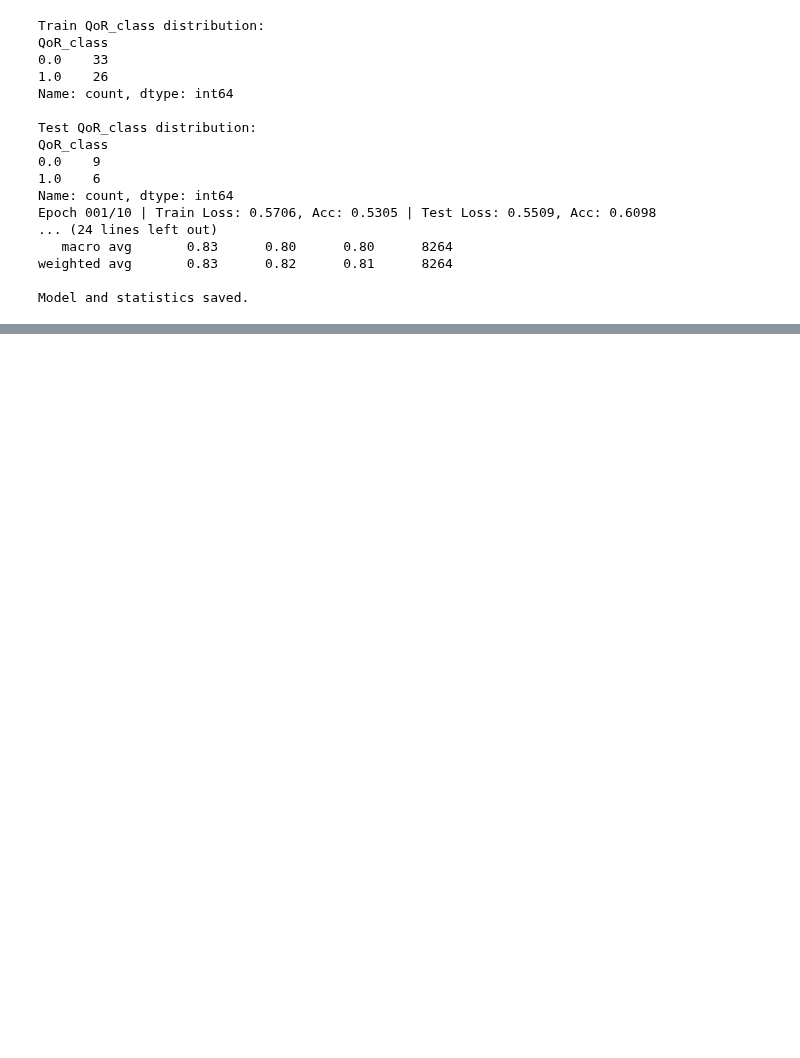
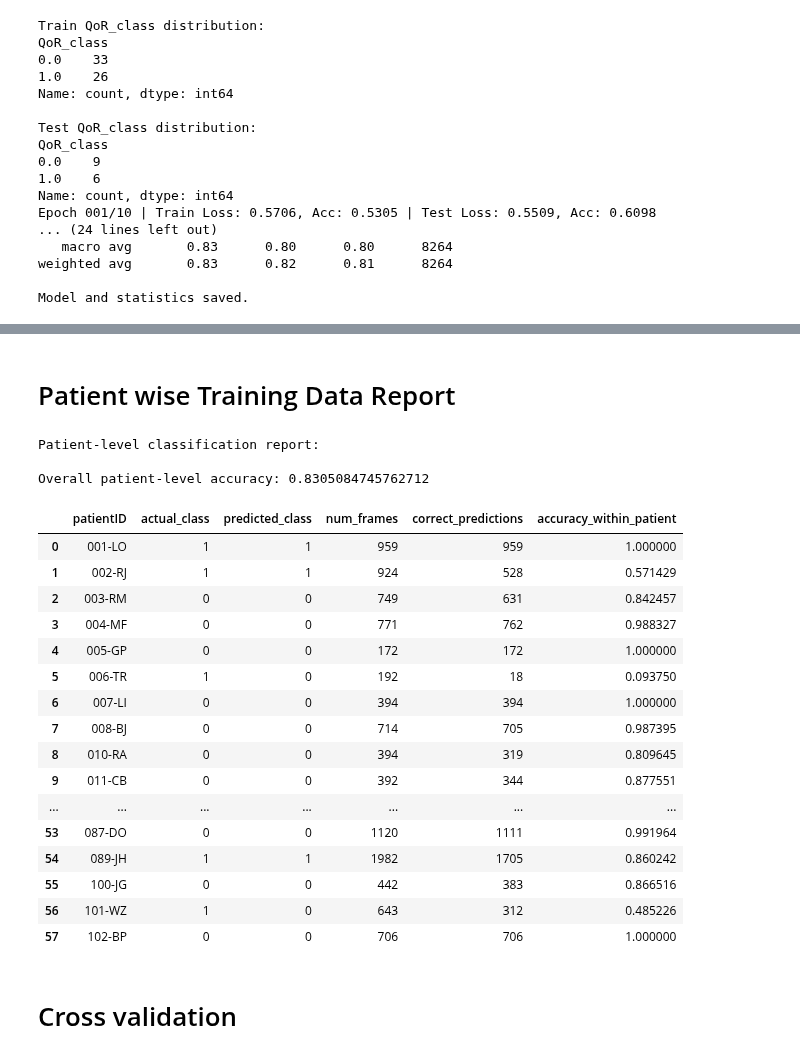
Before and after one commit to RafsanJany-UST/NYC_Research_Cell, a Jupyter notebook: KINZ/Office/OLD_IMPL_2.ipynb, the cells around one changed output, grey strips where cells are left out. Saved outputs shown, nothing was run; the diff lists cells and outputs as text; code cells hidden in the pictures; blank space fills up the shorter version.

```diff
--- a/KINZ/Office/OLD_IMPL_2.ipynb
+++ b/KINZ/Office/OLD_IMPL_2.ipynb
@@ -378,0 +382,78 @@ Overall patient-level accuracy: 0.8
+# %% [markdown]
+# Patient wise Training Data Report
+# %%
+# 1. Create test dataset from df_test
+test_dataset_by_patient = SkeletonDataset(df_train)
+
+# 2. Prepare DataLoader (no sampler)
+test_loader_by_patient = DataLoader(test_dataset_by_patient, batch_size=1, shuffle=False)
+
+# 3. Collect predictions by patient
+from collections import defaultdict
+
+model.eval()
+patient_preds = defaultdict(list)
+patient_labels = {}
+
+with torch.no_grad():
+    for i, data in enumerate(test_loader_by_patient):
+        data = data.to(device)
+        output = model(data)
+        prob = torch.sigmoid(output).item()
+        pred_class = 1 if prob >= 0.5 else 0
+
+        patient_id = df_train.iloc[i]['patientID']
+        true_class = int(df_train.iloc[i]['QoR_class'])
+
+        patient_preds[patient_id].append(pred_class)
+        patient_labels[patient_id] = true_class
+
+# 4. Aggregate to per-patient report
+report = []
+
+for pid, preds in patient_preds.items():
+    true_class = patient_labels[pid]
+    total = len(preds)
+    correct = sum([1 if p == true_class else 0 for p in preds])
+    acc = correct / total
+    final_prediction = 1 if np.mean(preds) >= 0.5 else 0  # majority via mean
+    report.append({
+        'patientID': pid,
+        'actual_class': true_class,
+        'predicted_class': final_prediction,
+        'num_frames': total,
+        'correct_predictions': correct,
+        'accuracy_within_patient': acc
+    })
+
+# 5. Create DataFrame
+patient_report_df = pd.DataFrame(report)
+
+# 6. Summary Stats
+print("Patient-level classification report:")
+print("\nOverall patient-level accuracy:",
+      (patient_report_df['actual_class'] == patient_report_df['predicted_class']).mean())
+patient_report_df.head(-1)
+# %% [output]
+Patient-level classification report:
+
+Overall patient-level accuracy: 0.8305084745762712
+|  | patientID | actual_class | predicted_class | num_frames | correct_predictions | accuracy_within_patient |
+| 0 | 001-LO | 1 | 1 | 959 | 959 | 1.000000 |
+| 1 | 002-RJ | 1 | 1 | 924 | 528 | 0.571429 |
+| 2 | 003-RM | 0 | 0 | 749 | 631 | 0.842457 |
+| 3 | 004-MF | 0 | 0 | 771 | 762 | 0.988327 |
+| 4 | 005-GP | 0 | 0 | 172 | 172 | 1.000000 |
+| 5 | 006-TR | 1 | 0 | 192 | 18 | 0.093750 |
+| 6 | 007-LI | 0 | 0 | 394 | 394 | 1.000000 |
+| 7 | 008-BJ | 0 | 0 | 714 | 705 | 0.987395 |
+| 8 | 010-RA | 0 | 0 | 394 | 319 | 0.809645 |
+| 9 | 011-CB | 0 | 0 | 392 | 344 | 0.877551 |
+| ... | ... | ... | ... | ... | ... | ... |
+| 53 | 087-DO | 0 | 0 | 1120 | 1111 | 0.991964 |
+| 54 | 089-JH | 1 | 1 | 1982 | 1705 | 0.860242 |
+| 55 | 100-JG | 0 | 0 | 442 | 383 | 0.866516 |
+| 56 | 101-WZ | 1 | 0 | 643 | 312 | 0.485226 |
+| 57 | 102-BP | 0 | 0 | 706 | 706 | 1.000000 |
+# %% [markdown]
+# Cross validation
```
Also changed, not shown: parts of 5 cells of this notebook.
